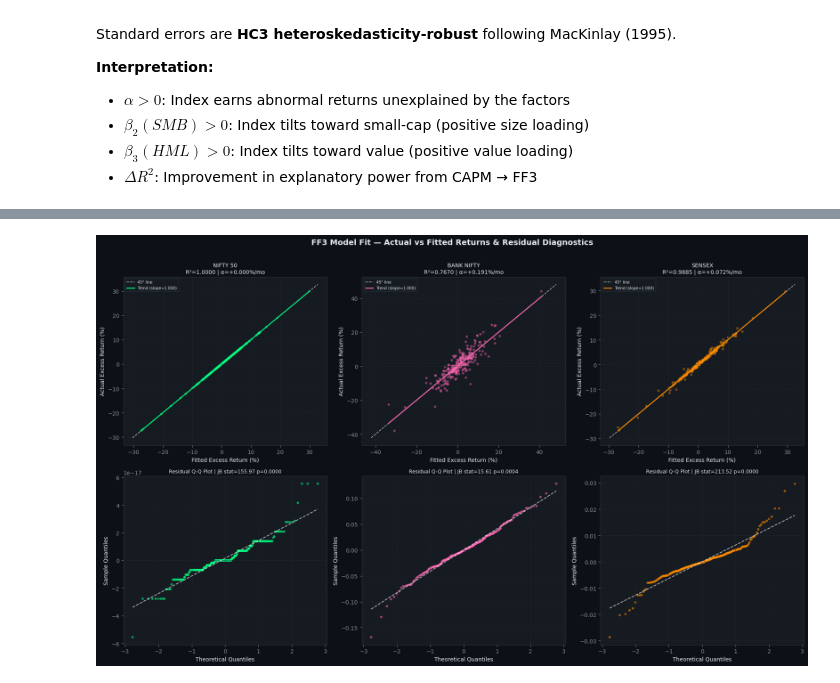
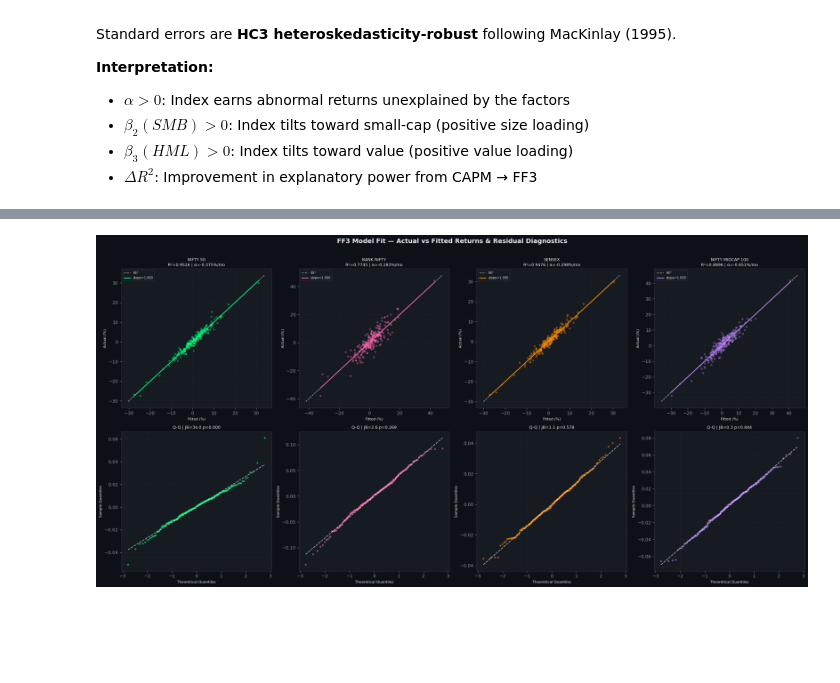
Before and after one commit to JodhwaniMadhur/Quant-Projects, a Jupyter notebook: 3 Factor Model/code.ipynb, the cells around one changed output, grey strips where cells are left out. Saved outputs shown, nothing was run; the diff lists cells and outputs as text; code cells hidden in the pictures; blank space fills up the shorter version.

```diff
--- a/3 Factor Model/code.ipynb
+++ b/3 Factor Model/code.ipynb
@@ -77,6 +79,7 @@ C = {
     'nifty'     : '#00FF7F',   # Spring green
     'banknifty' : '#FF69B4',   # Hot pink
     'sensex'    : '#FF8C00',   # Dark orange
+    'midcap'    : '#C084FC',   # Violet  ← NIFTY Midcap 100
     'alpha'     : '#B19CD9',   # Lavender
     'pos'       : '#2EA043',   # Green
     'neg'       : '#F85149',   # Red
@@ -132,27 +138,35 @@ def monthly_returns(df, col='close'):
 nifty_m     = monthly_returns(nifty).loc[START:END]
 banknifty_m = monthly_returns(banknifty).loc[START:END]
 sensex_m    = monthly_returns(sensex).loc[START:END]
+midcap_m    = monthly_returns(midcap).loc[START:END]
 
 # Stock returns matrix
 stock_ret = {}
 for t, df in stocks.items():
     r = monthly_returns(df).loc[START:END]
-    if len(r) > 60:   # at least 5 years of data
+    if len(r) > 60:
         stock_ret[t] = r
 
 returns_df = pd.DataFrame(stock_ret)
 
-# ── Market factor: NIFTY excess return ───────────────────────────────────────
-mkt_rf = (nifty_m - RF_MONTHLY)
+# ── Market factor: Equal-weighted Nifty50 universe ────────────────────────────
+# Using NIFTY as market factor is circular (β=1, R²=1 trivially).
+# EW portfolio of constituent stocks is a proper market proxy.
+ew_market  = returns_df.mean(axis=1).loc[START:END]
+mkt_rf     = (ew_market - RF_MONTHLY)
 mkt_rf.name = 'MKT-RF'
 
 print(f'✓ Returns matrix: {returns_df.shape[0]} months × {returns_df.shape[1]} stocks')
 print(f'  Analysis period: {returns_df.index[0].date()} → {returns_df.index[-1].date()}')
 print(f'  Risk-free rate:  {RF_MONTHLY*100:.4f}% / month  ({RF_ANNUAL*100:.1f}% / year)')
-print(f'\nMarket Factor (MKT-RF):')
+print(f'  Market proxy:    EW portfolio of {returns_df.shape[1]} stocks')
+print(f'  NIFTY Midcap obs: {len(midcap_m)} months')
+print(f'\nMarket Factor (MKT-RF — EW Portfolio):')
 print(f'  Annualized mean : {mkt_rf.mean()*12:+.2%}')
 print(f'  Annualized vol  : {mkt_rf.std()*np.sqrt(12):.2%}')
 print(f'  Sharpe ratio    : {mkt_rf.mean()/mkt_rf.std()*np.sqrt(12):.3f}')
+print(f'  Corr w/ NIFTY   : {mkt_rf.corr(nifty_m - RF_MONTHLY):.4f}')
+print(f'  Corr w/ MIDCAP  : {mkt_rf.corr(midcap_m - RF_MONTHLY):.4f}')
 # %% [output]
 ✓ Returns matrix: 252 months × 49 stocks
   Analysis period: 2005-01-31 → 2025-12-31
@@ -702,58 +698,53 @@ plt.show()
 # %%
-# ── Figure 5: Actual vs Fitted + Residuals ───────────────────────────────────
-fig, axes = plt.subplots(2, 3, figsize=(18, 11))
+# ── Figure 5: Actual vs Fitted + Residuals (2×4 for 4 indices) ───────────────
+fig, axes = plt.subplots(2, 4, figsize=(22, 11))
 fig.suptitle('FF3 Model Fit — Actual vs Fitted Returns & Residual Diagnostics',
              fontsize=14, fontweight='bold')
 
-idx_colors = ['nifty', 'banknifty', 'sensex']
+idx_color_keys = ['nifty', 'banknifty', 'sensex', 'midcap']
 
 for j, (idx_name, res) in enumerate(results.items()):
-    model   = res['ff3']
-    actual  = model.model.endog
-    fitted  = model.fittedvalues.values
-    resids  = model.resid.values
-    color   = C[idx_colors[j]]
+    model  = res['ff3']
+    actual = model.model.endog
+    fitted = model.fittedvalues.values
+    resids = model.resid.values
+    color  = C[idx_color_keys[j]]
 
     # Top: Actual vs Fitted scatter
     ax_top = axes[0, j]
-    ax_top.scatter(fitted * 100, actual * 100,
-                   alpha=0.45, s=20, color=color, edgecolors='none')
-    lims = np.array([min(fitted.min(), actual.min()),
-                     max(fitted.max(), actual.max())]) * 100
+    ax_top.scatter(fitted * 100, actual * 100, alpha=0.45, s=18, color=color, edgecolors='none')
+    lims = np.array([min(fitted.min(), actual.min()), max(fitted.max(), actual.max())]) * 100
     pad  = (lims[1] - lims[0]) * 0.05
     ax_top.plot([lims[0]-pad, lims[1]+pad], [lims[0]-pad, lims[1]+pad],
-                color='white', linewidth=1.2, linestyle='--', alpha=0.7, label='45° line')
-    m, b = np.polyfit(fitted, actual, 1)
+                color='white', linewidth=1.2, linestyle='--', alpha=0.7, label='45°')
+    m_fit, b_fit = np.polyfit(fitted, actual, 1)
     xs = np.linspace(fitted.min(), fitted.max(), 100)
-    ax_top.plot(xs * 100, (m * xs + b) * 100, color=color,
-                linewidth=1.8, label=f'Trend (slope={m:.3f})')
-
+    ax_top.plot(xs * 100, (m_fit * xs + b_fit) * 100, color=color, linewidth=1.8,
+                label=f'slope={m_fit:.3f}')
     ax_top.set_title(f'{idx_name}\nR²={model.rsquared:.4f} | α={model.params["const"]*100:+.3f}%/mo',
-                     fontsize=10)
-    ax_top.set_xlabel('Fitted Excess Return (%)')
-    ax_top.set_ylabel('Actual Excess Return (%)')
+                     fontsize=9)
+    ax_top.set_xlabel('Fitted (%)', fontsize=8)
+    ax_top.set_ylabel('Actual (%)', fontsize=8)
     ax_top.legend(fontsize=7)
     ax_top.grid(True)
 
     # Bottom: Q-Q plot of residuals
-    # stats.probplot returns ((theoretical_q, sample_q), (slope, intercept, r))
     ax_bot = axes[1, j]
     (osm, osr), (slope_qq, intercept_qq, _) = stats.probplot(resids, dist='norm')
-    ax_bot.scatter(osm, osr, s=18, color=color, alpha=0.6, edgecolors='none')
+    ax_bot.scatter(osm, osr, s=16, color=color, alpha=0.6, edgecolors='none')
     ax_bot.plot(osm, slope_qq * np.array(osm) + intercept_qq,
                 color='white', linewidth=1.4, linestyle='--', alpha=0.7)
     jb_stat, jb_p = stats.jarque_bera(resids)
-    ax_bot.set_title(f'Residual Q-Q Plot | JB stat={jb_stat:.2f} p={jb_p:.4f}',
-                     fontsize=9)
-    ax_bot.set_xlabel('Theoretical Quantiles')
-    ax_bot.set_ylabel('Sample Quantiles')
+    ax_bot.set_title(f'Q-Q | JB={jb_stat:.1f} p={jb_p:.3f}', fontsize=9)
+    ax_bot.set_xlabel('Theoretical Quantiles', fontsize=8)
+    ax_bot.set_ylabel('Sample Quantiles', fontsize=8)
     ax_bot.grid(True)
 
 plt.tight_layout(rect=[0, 0, 1, 0.97])
 plt.savefig('fig5_actual_vs_fitted.png', dpi=150, bbox_inches='tight', facecolor=BG)
 plt.show()
 # %% [output]
-[figure, old version]
+[figure, new version]
 # %%
 # ── Rolling 36-month regressions ─────────────────────────────────────────────
 WINDOW = 36
```
Also changed, not shown: parts of 18 cells of this notebook, 2 other files.
